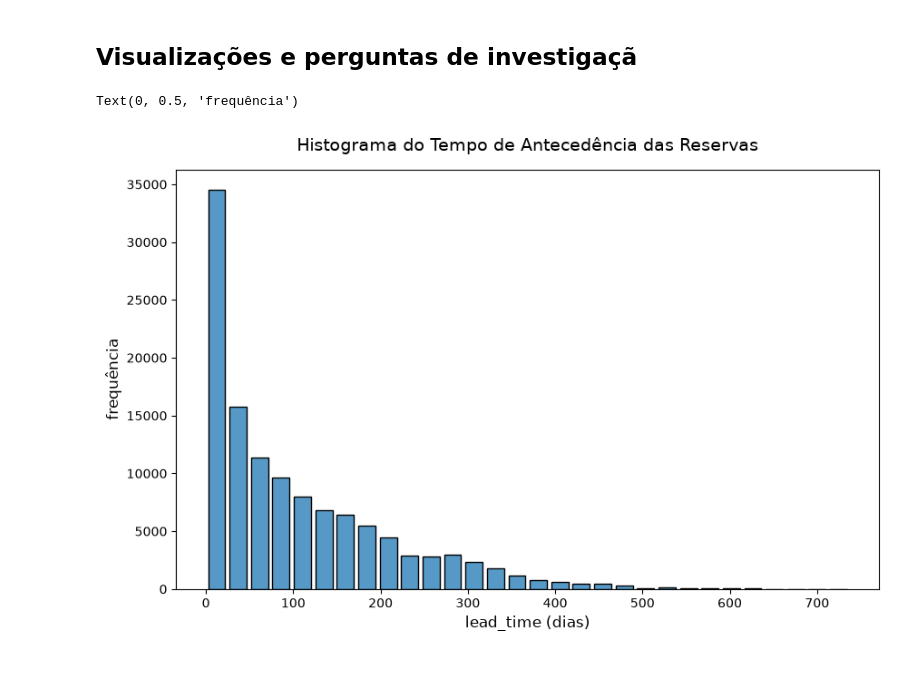
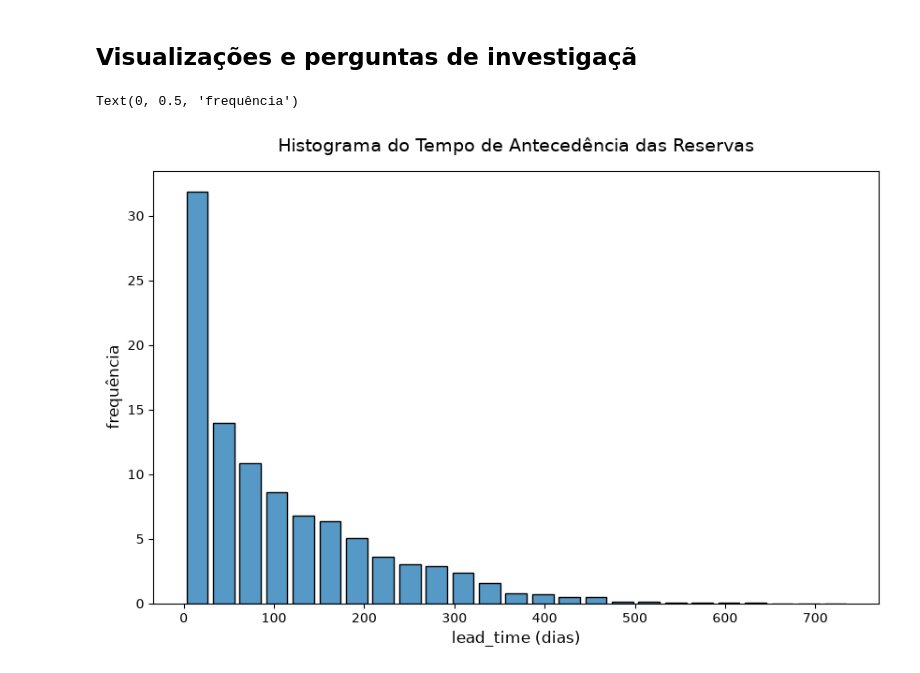
Before and after one commit to RewelliOliveira/data-mine, a Jupyter notebook: exploratory analysis/exame_review.ipynb, the cells around one changed output. Cells and saved outputs as stored; diff of their text form; code cells hidden in the pictures.

```diff
--- a/exploratory analysis/exame_review.ipynb
+++ b/exploratory analysis/exame_review.ipynb
@@ -142,11 +142,11 @@ display(resume)
 # %%
 plt.figure(figsize=(10, 6))
 
-sns.histplot(data=df, x="lead_time", bins=30, shrink=0.80, stat=)
+sns.histplot(data=df, x="lead_time", bins=25, shrink=0.80, stat="percent")
 
 plt.title('Histograma do Tempo de Antecedência das Reservas', fontsize=14, pad=15)
 plt.xlabel('lead_time (dias)', fontsize=12)
 plt.ylabel('frequência', fontsize=12)
 # %% [output]
 Text(0, 0.5, 'frequência')
-[figure, old version]
+[figure, new version]
```
Also changed, not shown: parts of 1 cell of this notebook.
